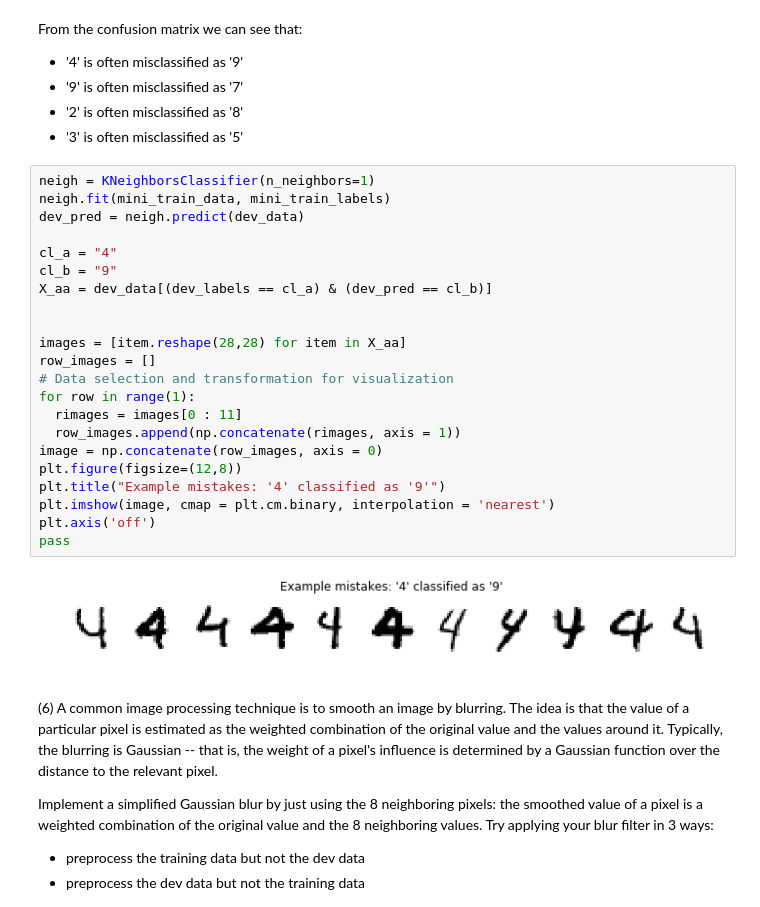
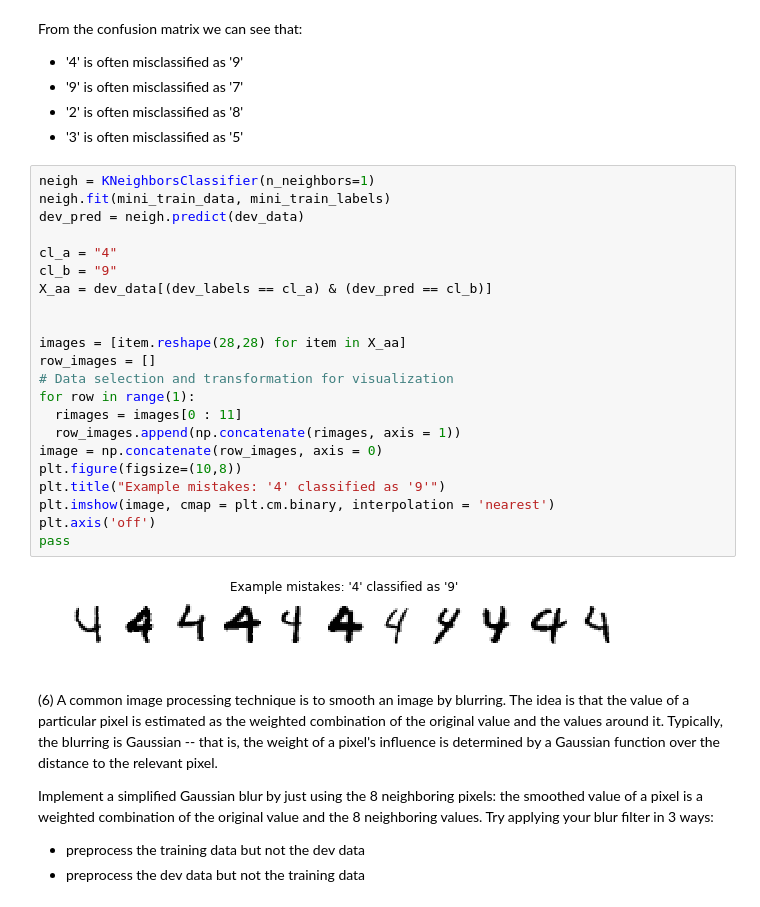
Before and after one commit to alekstoteles/UCB, a Jupyter notebook: alexander_mueller_p1.ipynb, the cells around one changed output. Saved outputs shown, nothing was run; the diff lists cells and outputs as text.

```diff
--- a/alexander_mueller_p1.ipynb
+++ b/alexander_mueller_p1.ipynb
@@ -273,27 +307,27 @@ From the confusion matrix we can see that:
 # %%
 neigh = KNeighborsClassifier(n_neighbors=1)
 neigh.fit(mini_train_data, mini_train_labels)
 dev_pred = neigh.predict(dev_data)
 
 cl_a = "4"
 cl_b = "9"
 X_aa = dev_data[(dev_labels == cl_a) & (dev_pred == cl_b)]
 
 
 images = [item.reshape(28,28) for item in X_aa]
 row_images = []
 # Data selection and transformation for visualization
 for row in range(1):
   rimages = images[0 : 11]
   row_images.append(np.concatenate(rimages, axis = 1))
 image = np.concatenate(row_images, axis = 0)
-plt.figure(figsize=(12,8))
+plt.figure(figsize=(10,8))
 plt.title("Example mistakes: '4' classified as '9'")
 plt.imshow(image, cmap = plt.cm.binary, interpolation = 'nearest')
 plt.axis('off')
 pass
 # %% [output]
-[figure, old version]
+[figure, new version]
 # %% [markdown]
 (6) A common image processing technique is to smooth an image by blurring. The idea is that the value of a particular pixel is estimated as the weighted combination of the original value and the values around it. Typically, the blurring is Gaussian -- that is, the weight of a pixel's influence is determined by a Gaussian function over the distance to the relevant pixel.
 
```
Also changed, not shown: parts of 23 cells of this notebook.
